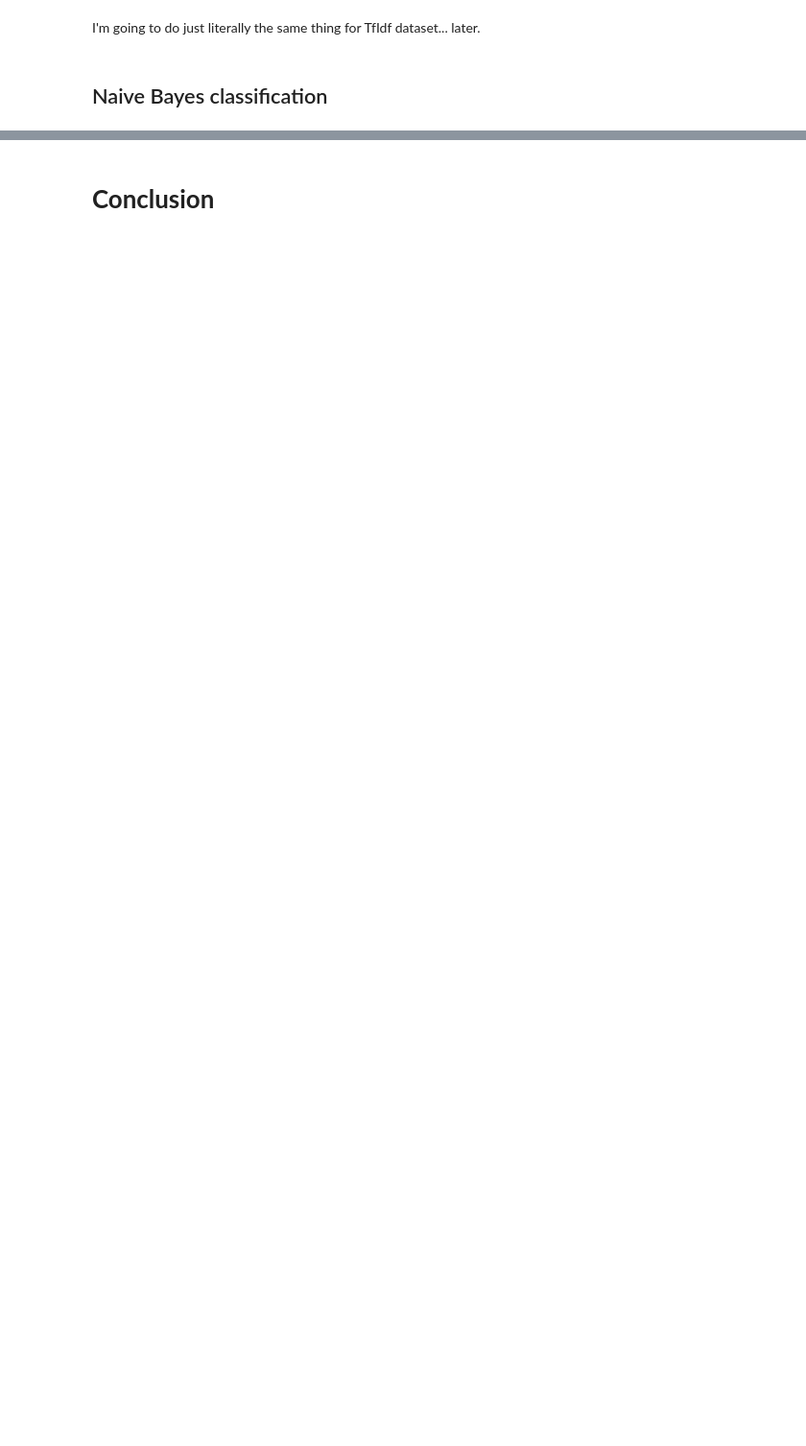
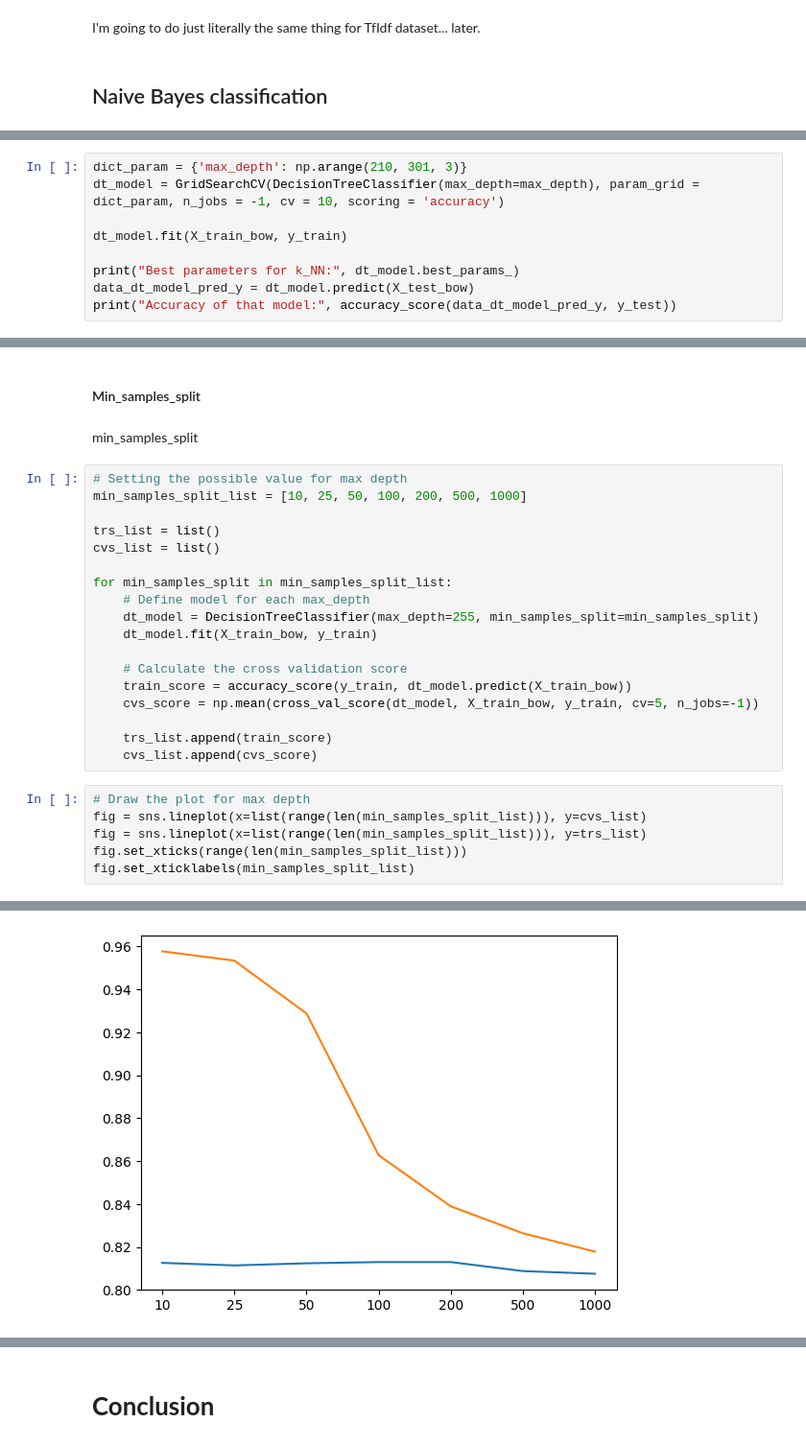
Before and after one commit to auphong2707/emotion-dectection-from-text, a Jupyter notebook: EDFT.ipynb, the cells around one changed output, grey strips where cells are left out. Shown at 96% size. Saved outputs shown, nothing was run; the diff lists cells and outputs as text; blank space fills up the shorter version.

```diff
--- a/EDFT.ipynb
+++ b/EDFT.ipynb
@@ -479,0 +578,9 @@ I'm going to do just literally the same thing for TfIdf dataset... later.
+# %%
+dict_param = {'max_depth': np.arange(210, 301, 3)}
+dt_model = GridSearchCV(DecisionTreeClassifier(max_depth=max_depth), param_grid = dict_param, n_jobs = -1, cv = 10, scoring = 'accuracy')
+
+dt_model.fit(X_train_bow, y_train)
+
+print("Best parameters for k_NN:", dt_model.best_params_)
+data_dt_model_pred_y = dt_model.predict(X_test_bow)
+print("Accuracy of that model:", accuracy_score(data_dt_model_pred_y, y_test))
@@ -479,0 +592,29 @@ I'm going to do just literally the same thing for TfIdf dataset... later.
+# %% [markdown]
+#### Min_samples_split
+# %% [markdown]
+min_samples_split
+# %%
+# Setting the possible value for max depth
+min_samples_split_list = [10, 25, 50, 100, 200, 500, 1000]
+
+trs_list = list()
+cvs_list = list()
+
+for min_samples_split in min_samples_split_list:
+    # Define model for each max_depth
+    dt_model = DecisionTreeClassifier(max_depth=255, min_samples_split=min_samples_split)
+    dt_model.fit(X_train_bow, y_train)
+
+    # Calculate the cross validation score
+    train_score = accuracy_score(y_train, dt_model.predict(X_train_bow))
+    cvs_score = np.mean(cross_val_score(dt_model, X_train_bow, y_train, cv=5, n_jobs=-1))
+
+    trs_list.append(train_score)
+    cvs_list.append(cvs_score)
+# %%
+# Draw the plot for max depth
+fig = sns.lineplot(x=list(range(len(min_samples_split_list))), y=cvs_list)
+fig = sns.lineplot(x=list(range(len(min_samples_split_list))), y=trs_list)
+fig.set_xticks(range(len(min_samples_split_list)))
+fig.set_xticklabels(min_samples_split_list)
+# %% [output]
@@ -479,0 +628 @@ I'm going to do just literally the same thing for TfIdf dataset... later.
+[figure, added]
```
Also changed, not shown: parts of 61 cells of this notebook.
